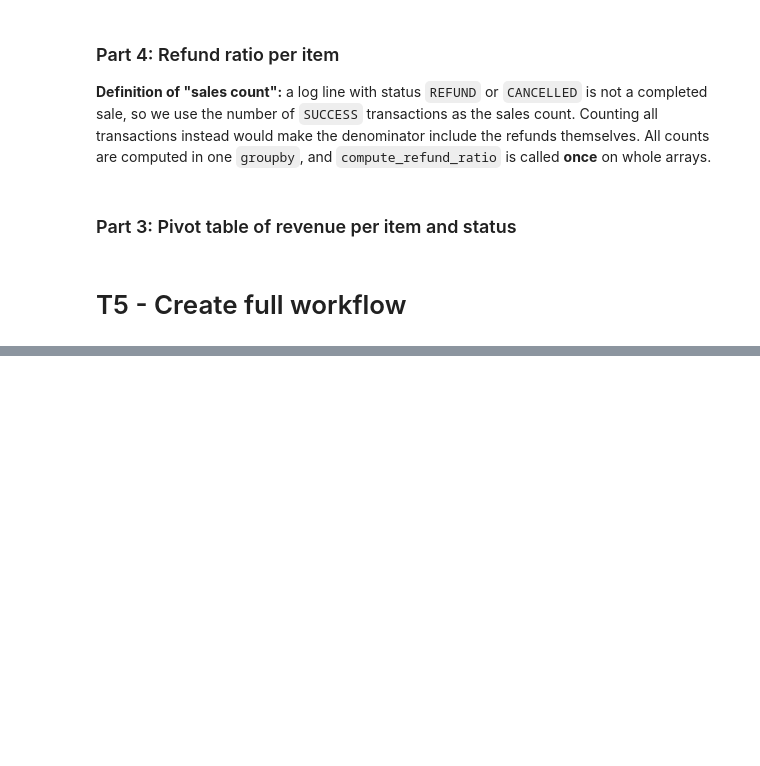
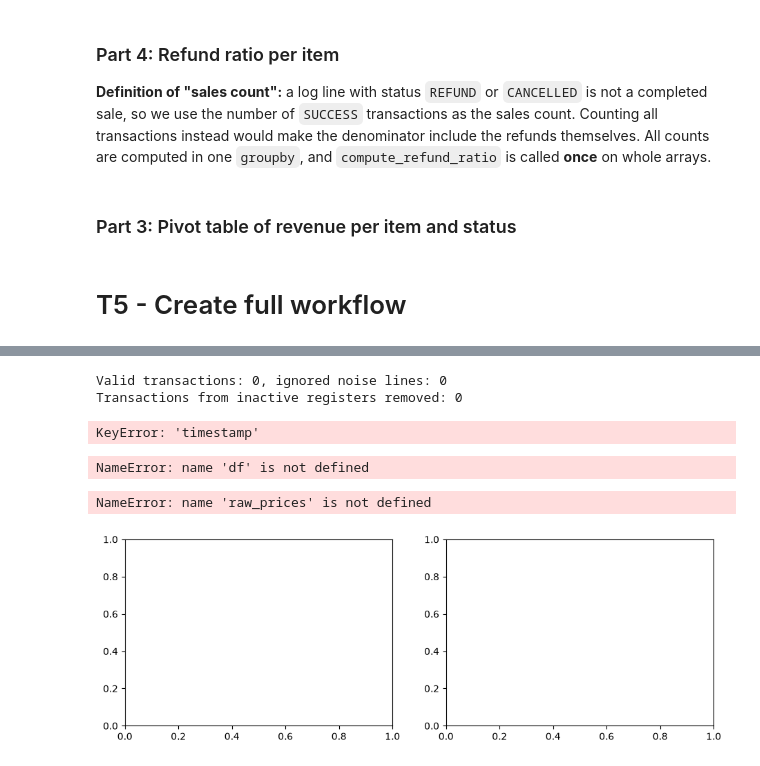
Before and after one commit to SheathAndWhitley/INF201_deliverable_2, a Jupyter notebook: d2.ipynb, the cells around one changed output, grey strips where cells are left out. Drawn from its saved outputs; the diff is of its cells as text; code cells hidden in the pictures; blank space fills up the shorter version.

```diff
--- a/d2.ipynb
+++ b/d2.ipynb
@@ -222,3 +222,9 @@ def calculate_refund_ratio(df: pd.DataFrame) -> pd.DataFrame:
 ### Part 3: Pivot table of revenue per item and status
 # %% [markdown]
 # T5 -  Create full workflow
+# %%
+log_files = sorted(directory_searcher(LOG_DIR))
+active_registers = load_active_registers_from_file(CONFIG_PATH)
+
+print(f"Found {len(log_files)} log files")
+print(f"Active registers: {sorted(active_registers)}")
@@ -224,0 +234,42 @@ def calculate_refund_ratio(df: pd.DataFrame) -> pd.DataFrame:
+# %%
+all_records = []
+noise_lines = 0
+for log_file in log_files:
+    content, encoding = file_reader(log_file)
+    records = parse_sales_log(content)
+    noise_lines += len(content.splitlines()) - len(records)
+    all_records.extend(records)
+
+active_records = [r for r in all_records if r["register_id"] in active_registers]
+
+print(f"Valid transactions: {len(all_records)}, ignored noise lines: {noise_lines}")
+print(f"Transactions from inactive registers removed: {len(all_records) - len(active_records)}")
+# %% [output]
+Valid transactions: 0, ignored noise lines: 0
+Transactions from inactive registers removed: 0
+# %%
+df = create_dataframe_from_log_files(active_records)
+df.head()
+# %% [output]
+KeyError: 'timestamp'
+# %%
+raw_prices = df["price"].to_numpy()
+df["price"] = price_fixer(raw_prices)
+
+replaced = raw_prices != df["price"].to_numpy()
+print(f"Mean {raw_prices.mean():.2f}, std {raw_prices.std():.2f} -> outlier if price > {raw_prices.mean() + 3 * raw_prices.std():.2f}")
+print(f"Replaced {replaced.sum()} outliers with raw values {np.unique(raw_prices[replaced])} by the median {df['price'][replaced].iloc[0]:.2f}")
+print(f"Price range after cleaning: {df['price'].min():.2f} - {df['price'].max():.2f}")
+# %% [output]
+NameError: name 'df' is not defined
+# %%
+fig, axes = plt.subplots(1, 2, figsize=(11, 3.5))
+axes[0].hist(raw_prices, bins=60)
+axes[0].set(title="Prices before outlier cleaning", xlabel="price", ylabel="transactions", yscale="log")
+axes[1].hist(df["price"], bins=30)
+axes[1].set(title="Prices after outlier cleaning", xlabel="price", ylabel="transactions")
+plt.tight_layout()
+plt.show()
+# %% [output]
+NameError: name 'raw_prices' is not defined
+[figure, added]
```
Also changed, not shown: parts of 4 cells of this notebook, 4 other files.
